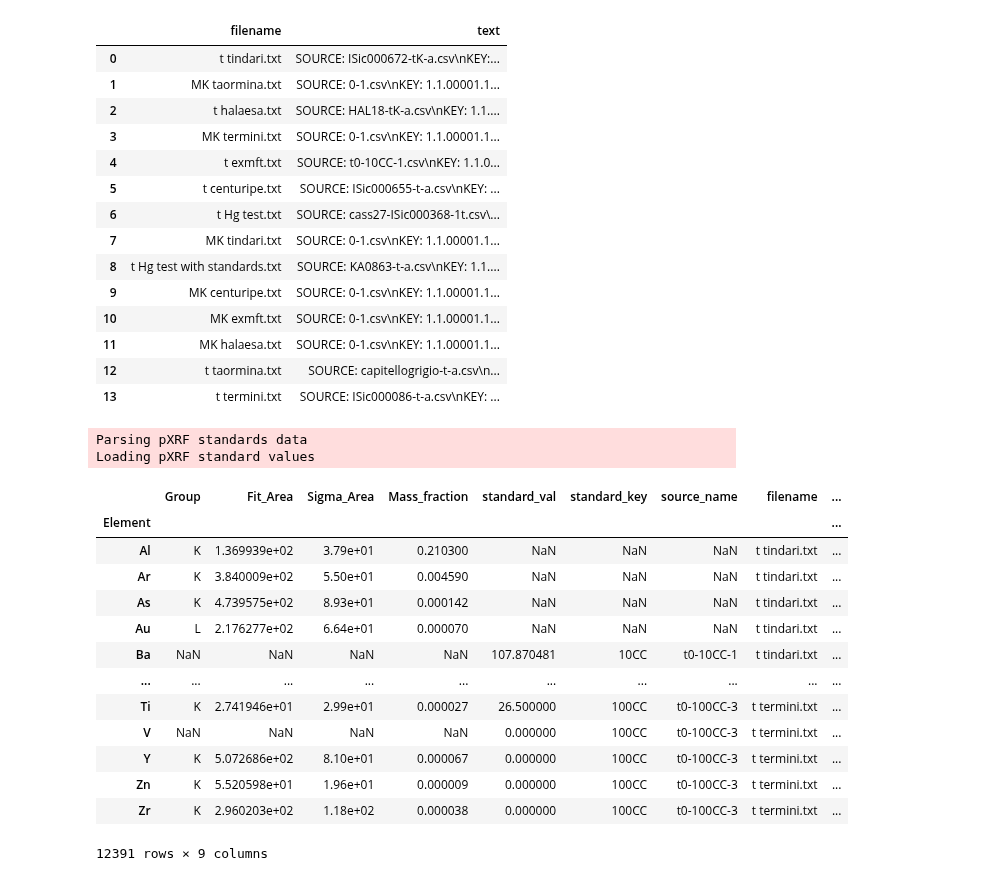
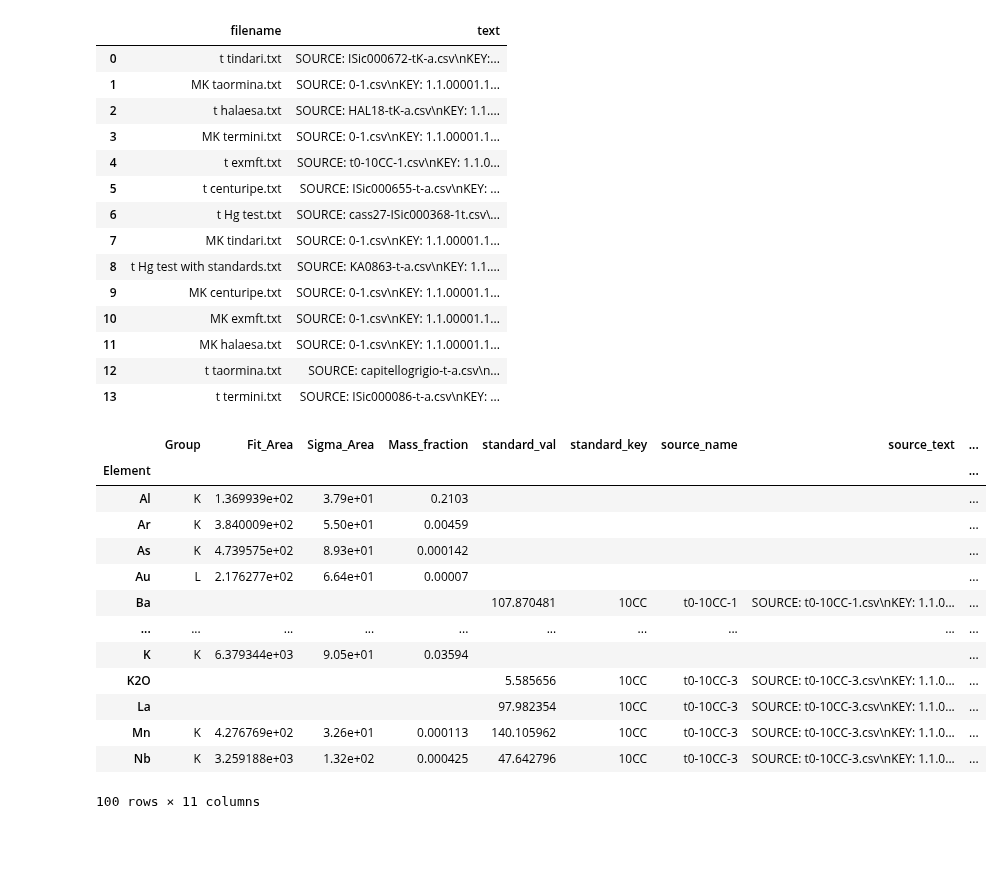
Before and after one commit to kingsdigitallab/crossreads-petrography, a Jupyter notebook: notebooks/pXRF.ipynb, the cells around one changed output. Drawn from its saved outputs; the diff is of its cells as text; code cells hidden in the pictures; blank space fills up the shorter version.

```diff
--- a/notebooks/pXRF.ipynb
+++ b/notebooks/pXRF.ipynb
@@ -92,25 +134,24 @@ xrf.df_input
 | 11 | MK halaesa.txt | SOURCE: 0-1.csv\nKEY: 1.1.00001.1... |
 | 12 | t taormina.txt | SOURCE: capitellogrigio-t-a.csv\n... |
 | 13 | t termini.txt | SOURCE: ISic000086-t-a.csv\nKEY: ... |
-# %%
-xrf.df_parsed
-# %% [output]
-Parsing pXRF standards data
-Loading pXRF standard values
-|  | Group | Fit_Area | Sigma_Area | Mass_fraction | standard_val | standard_key | source_name | filename | ... |
-| Element |  |  |  |  |  |  |  |  | ... |
-| Al | K | 1.369939e+02 | 3.79e+01 | 0.210300 | NaN | NaN | NaN | t tindari.txt | ... |
-| Ar | K | 3.840009e+02 | 5.50e+01 | 0.004590 | NaN | NaN | NaN | t tindari.txt | ... |
-| As | K | 4.739575e+02 | 8.93e+01 | 0.000142 | NaN | NaN | NaN | t tindari.txt | ... |
-| Au | L | 2.176277e+02 | 6.64e+01 | 0.000070 | NaN | NaN | NaN | t tindari.txt | ... |
-| Ba | NaN | NaN | NaN | NaN | 107.870481 | 10CC | t0-10CC-1 | t tindari.txt | ... |
-| ... | ... | ... | ... | ... | ... | ... | ... | ... | ... |
-| Ti | K | 2.741946e+01 | 2.99e+01 | 0.000027 | 26.500000 | 100CC | t0-100CC-3 | t termini.txt | ... |
-| V | NaN | NaN | NaN | NaN | 0.000000 | 100CC | t0-100CC-3 | t termini.txt | ... |
-| Y | K | 5.072686e+02 | 8.10e+01 | 0.000067 | 0.000000 | 100CC | t0-100CC-3 | t termini.txt | ... |
-| Zn | K | 5.520598e+01 | 1.96e+01 | 0.000009 | 0.000000 | 100CC | t0-100CC-3 | t termini.txt | ... |
-| Zr | K | 2.960203e+02 | 1.18e+02 | 0.000038 | 0.000000 | 100CC | t0-100CC-3 | t termini.txt | ... |
-12391 rows × 9 columns
+# %%
+df=xrf.df_standards_parsed
+df.head(100).fillna('')#[df.source_name.fillna('').str.startswith('t0-100CC')].source_name.value_counts()
+# %% [output]
+|  | Group | Fit_Area | Sigma_Area | Mass_fraction | standard_val | standard_key | source_name | source_text | ... |
+| Element |  |  |  |  |  |  |  |  | ... |
+| Al | K | 1.369939e+02 | 3.79e+01 | 0.2103 |  |  |  |  | ... |
+| Ar | K | 3.840009e+02 | 5.50e+01 | 0.00459 |  |  |  |  | ... |
+| As | K | 4.739575e+02 | 8.93e+01 | 0.000142 |  |  |  |  | ... |
+| Au | L | 2.176277e+02 | 6.64e+01 | 0.00007 |  |  |  |  | ... |
+| Ba |  |  |  |  | 107.870481 | 10CC | t0-10CC-1 | SOURCE: t0-10CC-1.csv\nKEY: 1.1.0... | ... |
+| ... | ... | ... | ... | ... | ... | ... | ... | ... | ... |
+| K | K | 6.379344e+03 | 9.05e+01 | 0.03594 |  |  |  |  | ... |
+| K2O |  |  |  |  | 5.585656 | 10CC | t0-10CC-3 | SOURCE: t0-10CC-3.csv\nKEY: 1.1.0... | ... |
+| La |  |  |  |  | 97.982354 | 10CC | t0-10CC-3 | SOURCE: t0-10CC-3.csv\nKEY: 1.1.0... | ... |
+| Mn | K | 4.276769e+02 | 3.26e+01 | 0.000113 | 140.105962 | 10CC | t0-10CC-3 | SOURCE: t0-10CC-3.csv\nKEY: 1.1.0... | ... |
+| Nb | K | 3.259188e+03 | 1.32e+02 | 0.000425 | 47.642796 | 10CC | t0-10CC-3 | SOURCE: t0-10CC-3.csv\nKEY: 1.1.0... | ... |
+100 rows × 11 columns
 # %%
 # Plotting mass fraction against standard values to find slope and intercept
 xrf.plot()
```
Also changed, not shown: parts of 15 cells of this notebook, 13 other files.
